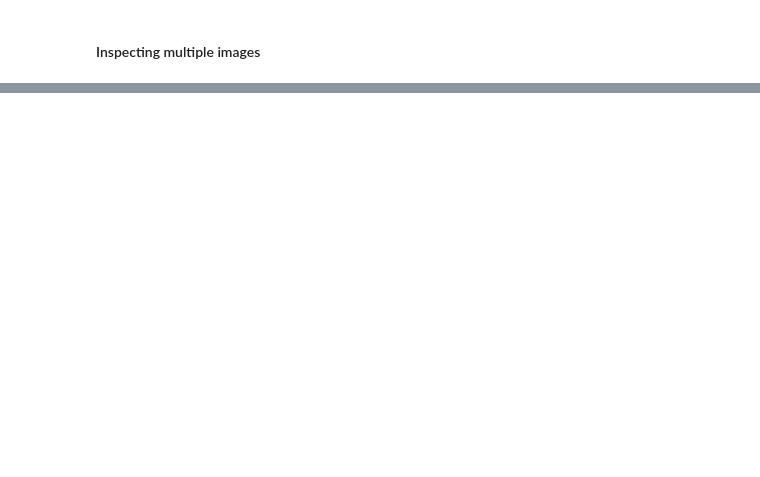
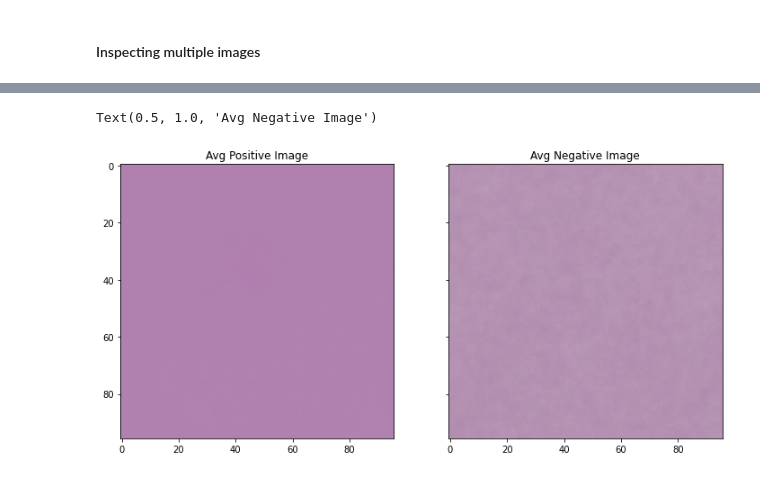
Before and after one commit to pdvnny/IntroToDL_CancerMiniProject, a Jupyter notebook: ParkerDunn-Week3-KaggleMiniProject.ipynb, the cells around one changed output, grey strips where cells are left out. Cells and saved outputs as stored; diff of their text form; code cells hidden in the pictures; blank space fills up the shorter version.

```diff
--- a/ParkerDunn-Week3-KaggleMiniProject.ipynb
+++ b/ParkerDunn-Week3-KaggleMiniProject.ipynb
@@ -112,0 +244,13 @@ Name: 0, dtype: object
+# %%
+fig, axes = plt.subplots(ncols=2, nrows=1, figsize=(12,10), sharey=True)
+
+avg_pos_int = avg_pos.astype('int')
+avg_neg_int = avg_neg.astype('int')
+
+axes[0].imshow(avg_pos_int)
+axes[0].set_title("Avg Positive Image")
+axes[1].imshow(avg_neg_int)
+axes[1].set_title("Avg Negative Image")
+# %% [output]
+Text(0.5, 1.0, 'Avg Negative Image')
+[figure, added]
```
Also changed, not shown: parts of 10 cells of this notebook, 2 other files.
